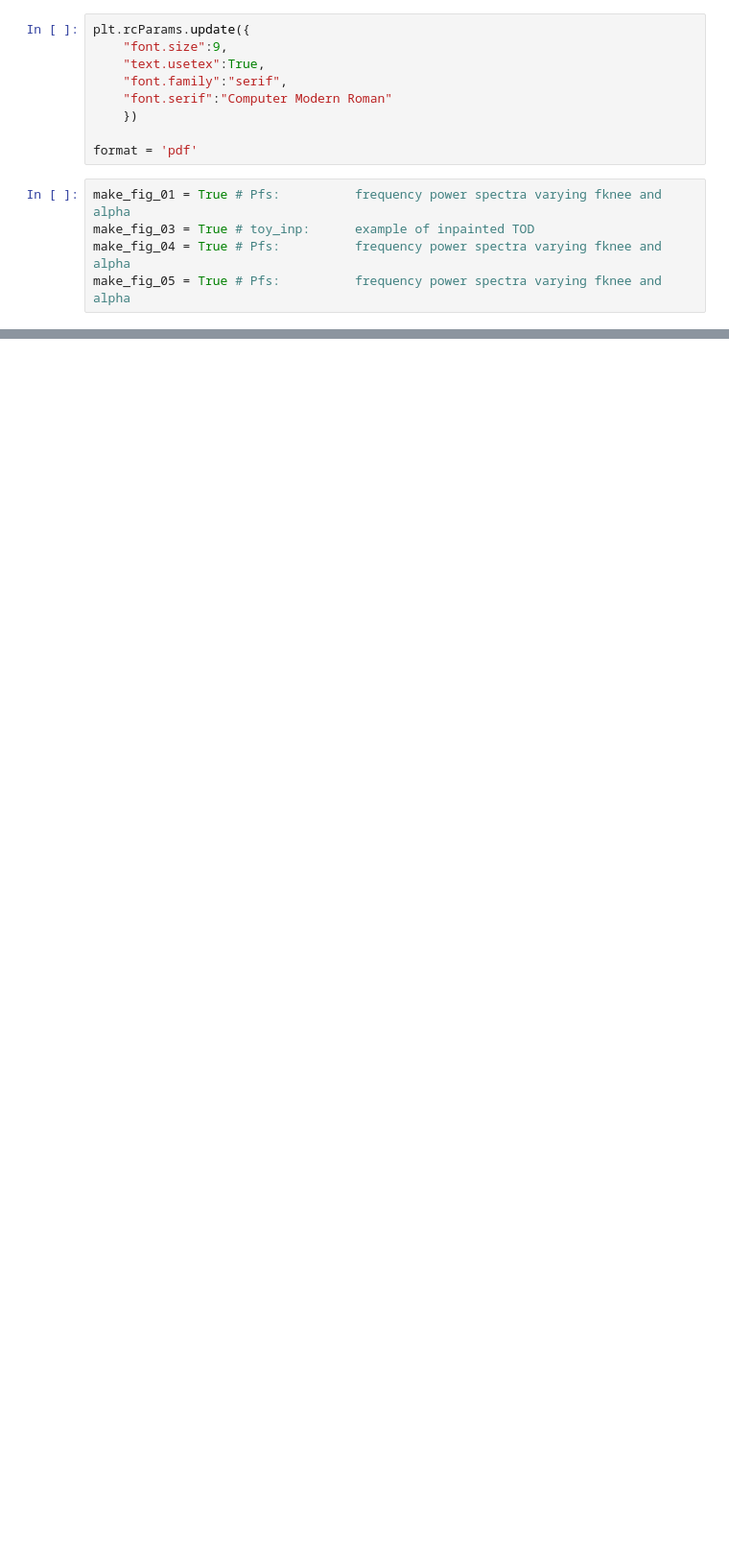
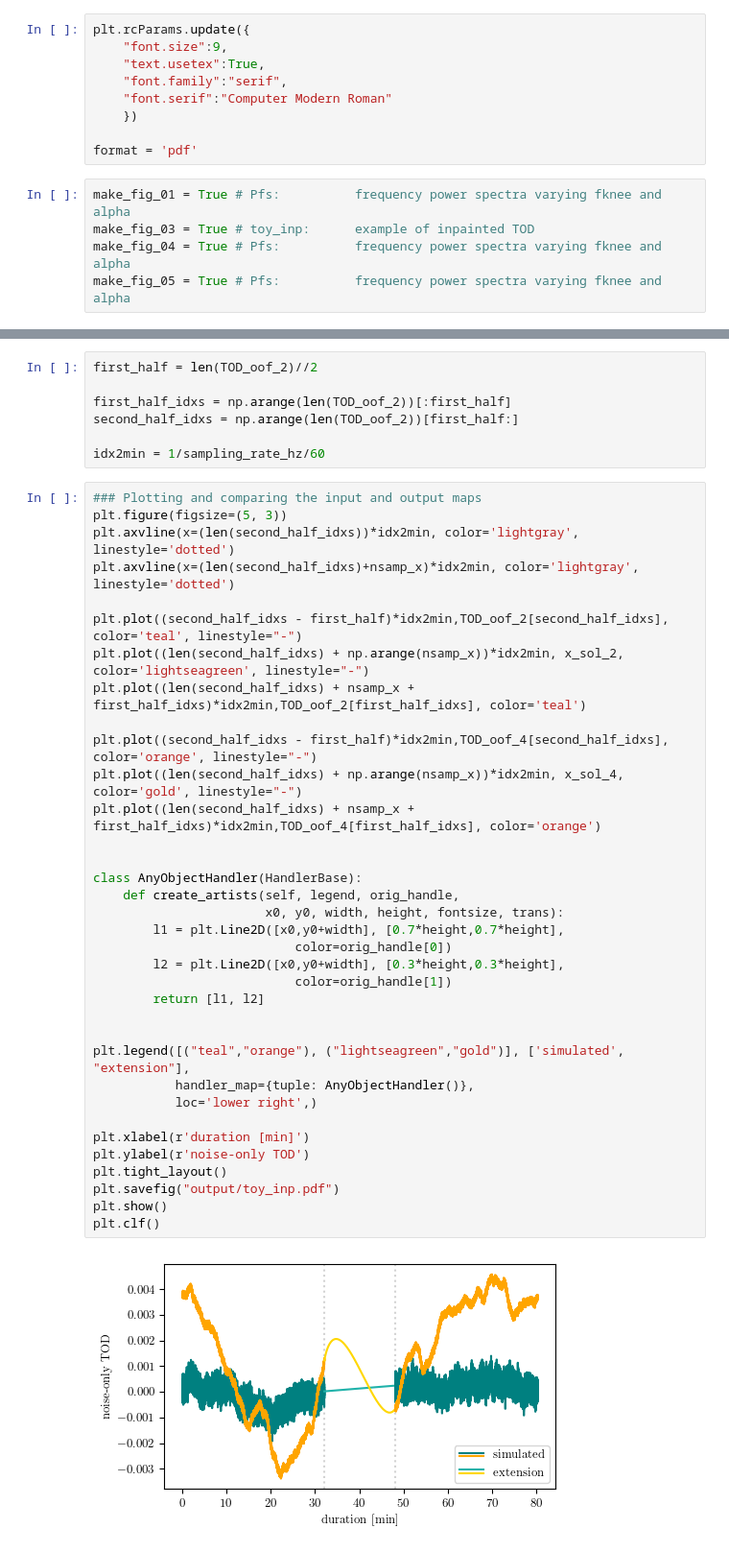
Before and after one commit to martamonelli/oof2ool_AGAIN, a Jupyter notebook: notebooks/paper_prep.ipynb, the cells around one changed output, grey strips where cells are left out. Shown at 96% size. Saved outputs shown, nothing was run; the diff lists cells and outputs as text; blank space fills up the shorter version.

```diff
--- a/notebooks/paper_prep.ipynb
+++ b/notebooks/paper_prep.ipynb
@@ -228,0 +344,44 @@ plt.clf()
+# %%
+first_half = len(TOD_oof_2)//2
+
+first_half_idxs = np.arange(len(TOD_oof_2))[:first_half]
+second_half_idxs = np.arange(len(TOD_oof_2))[first_half:]
+
+idx2min = 1/sampling_rate_hz/60
+# %%
+### Plotting and comparing the input and output maps
+plt.figure(figsize=(5, 3))
+plt.axvline(x=(len(second_half_idxs))*idx2min, color='lightgray', linestyle='dotted')
+plt.axvline(x=(len(second_half_idxs)+nsamp_x)*idx2min, color='lightgray', linestyle='dotted')
+
+plt.plot((second_half_idxs - first_half)*idx2min,TOD_oof_2[second_half_idxs], color='teal', linestyle="-")
+plt.plot((len(second_half_idxs) + np.arange(nsamp_x))*idx2min, x_sol_2, color='lightseagreen', linestyle="-")
+plt.plot((len(second_half_idxs) + nsamp_x + first_half_idxs)*idx2min,TOD_oof_2[first_half_idxs], color='teal')
+
+plt.plot((second_half_idxs - first_half)*idx2min,TOD_oof_4[second_half_idxs], color='orange', linestyle="-")
+plt.plot((len(second_half_idxs) + np.arange(nsamp_x))*idx2min, x_sol_4, color='gold', linestyle="-")
+plt.plot((len(second_half_idxs) + nsamp_x + first_half_idxs)*idx2min,TOD_oof_4[first_half_idxs], color='orange')
+
+
+class AnyObjectHandler(HandlerBase):
+    def create_artists(self, legend, orig_handle,
+                       x0, y0, width, height, fontsize, trans):
+        l1 = plt.Line2D([x0,y0+width], [0.7*height,0.7*height],
+                           color=orig_handle[0])
+        l2 = plt.Line2D([x0,y0+width], [0.3*height,0.3*height],
+                           color=orig_handle[1])
+        return [l1, l2]
+
+
+plt.legend([("teal","orange"), ("lightseagreen","gold")], ['simulated', "extension"],
+           handler_map={tuple: AnyObjectHandler()},
+           loc='lower right',)
+
+plt.xlabel(r'duration [min]')
+plt.ylabel(r'noise-only TOD')
+plt.tight_layout()
+plt.savefig("output/toy_inp.pdf")
+plt.show()
+plt.clf()
+# %% [output]
+[figure, added]
```
Also changed, not shown: parts of 20 cells of this notebook.
